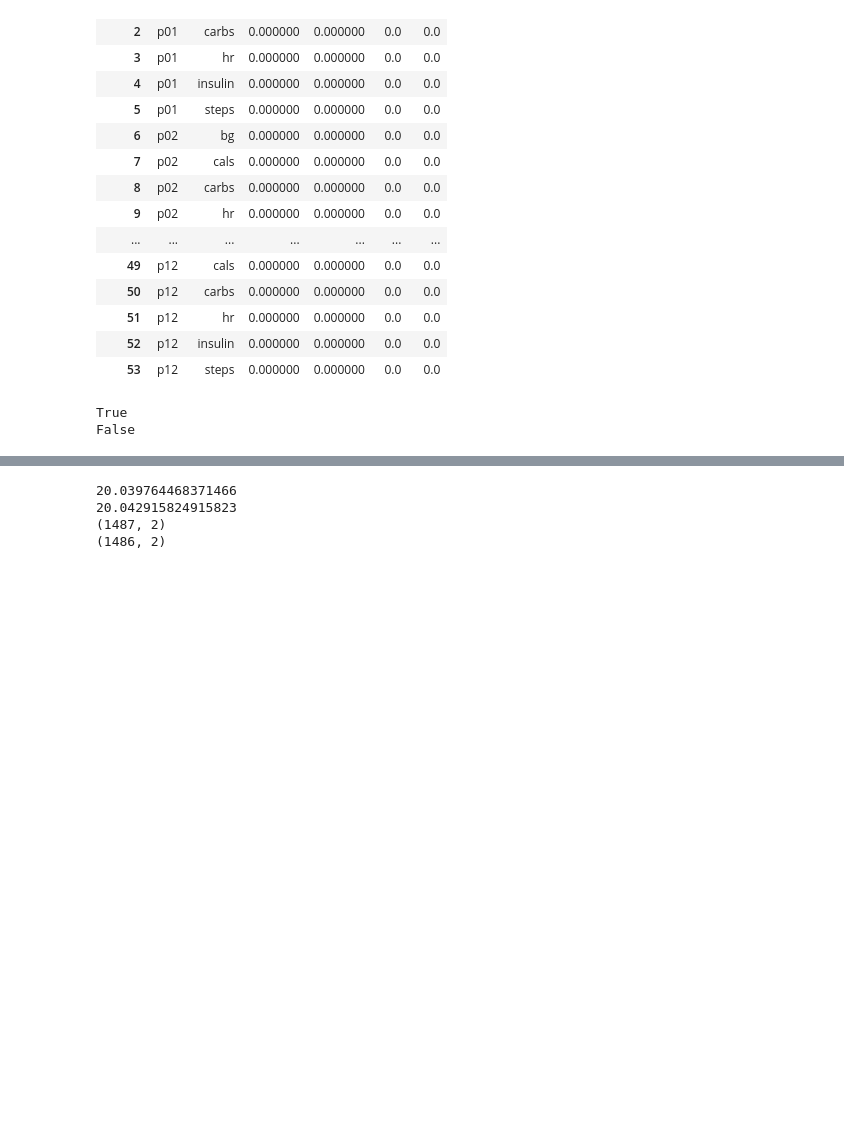
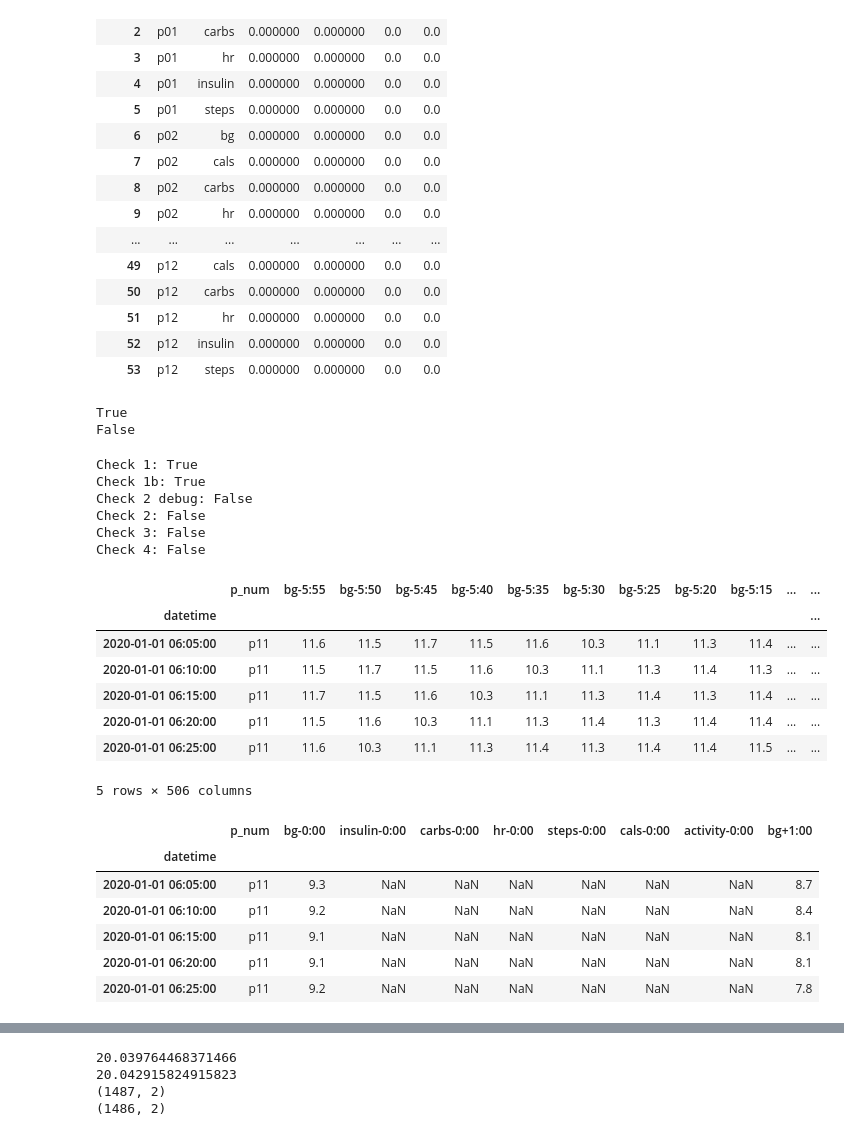
Before and after one commit to masaver/brist1d, a Jupyter notebook: notebooks/0.3-ms-qc.ipynb, the cells around one changed output, grey strips where cells are left out. Saved outputs shown, nothing was run; the diff lists cells and outputs as text; code cells hidden in the pictures; blank space fills up the shorter version.

```diff
--- a/notebooks/0.3-ms-qc.ipynb
+++ b/notebooks/0.3-ms-qc.ipynb
@@ -126,0 +183,29 @@ False
+# %%
+patient_data , dfs1 , dfs2 = extract_patient_data( train , 'p11', datetime(2020, 1, 1) )
+# %% [output]
+Check 1: True
+Check 1b: True
+Check 2 debug: False
+Check 2: False
+Check 3: False
+Check 4: False
+# %%
+display( dfs1.head() )
+display( dfs2.head() )
+print
+# %% [output]
+|  | p_num | bg-5:55 | bg-5:50 | bg-5:45 | bg-5:40 | bg-5:35 | bg-5:30 | bg-5:25 | bg-5:20 | bg-5:15 | ... | ... |
+| datetime |  |  |  |  |  |  |  |  |  |  |  | ... |
+| 2020-01-01 06:05:00 | p11 | 11.6 | 11.5 | 11.7 | 11.5 | 11.6 | 10.3 | 11.1 | 11.3 | 11.4 | ... | ... |
+| 2020-01-01 06:10:00 | p11 | 11.5 | 11.7 | 11.5 | 11.6 | 10.3 | 11.1 | 11.3 | 11.4 | 11.3 | ... | ... |
+| 2020-01-01 06:15:00 | p11 | 11.7 | 11.5 | 11.6 | 10.3 | 11.1 | 11.3 | 11.4 | 11.3 | 11.4 | ... | ... |
+| 2020-01-01 06:20:00 | p11 | 11.5 | 11.6 | 10.3 | 11.1 | 11.3 | 11.4 | 11.3 | 11.4 | 11.4 | ... | ... |
+| 2020-01-01 06:25:00 | p11 | 11.6 | 10.3 | 11.1 | 11.3 | 11.4 | 11.3 | 11.4 | 11.4 | 11.5 | ... | ... |
+5 rows × 506 columns
+|  | p_num | bg-0:00 | insulin-0:00 | carbs-0:00 | hr-0:00 | steps-0:00 | cals-0:00 | activity-0:00 | bg+1:00 |
+| datetime |  |  |  |  |  |  |  |  |  |
+| 2020-01-01 06:05:00 | p11 | 9.3 | NaN | NaN | NaN | NaN | NaN | NaN | 8.7 |
+| 2020-01-01 06:10:00 | p11 | 9.2 | NaN | NaN | NaN | NaN | NaN | NaN | 8.4 |
+| 2020-01-01 06:15:00 | p11 | 9.1 | NaN | NaN | NaN | NaN | NaN | NaN | 8.1 |
+| 2020-01-01 06:20:00 | p11 | 9.1 | NaN | NaN | NaN | NaN | NaN | NaN | 8.1 |
+| 2020-01-01 06:25:00 | p11 | 9.2 | NaN | NaN | NaN | NaN | NaN | NaN | 7.8 |
```
Also changed, not shown: parts of 21 cells of this notebook.
